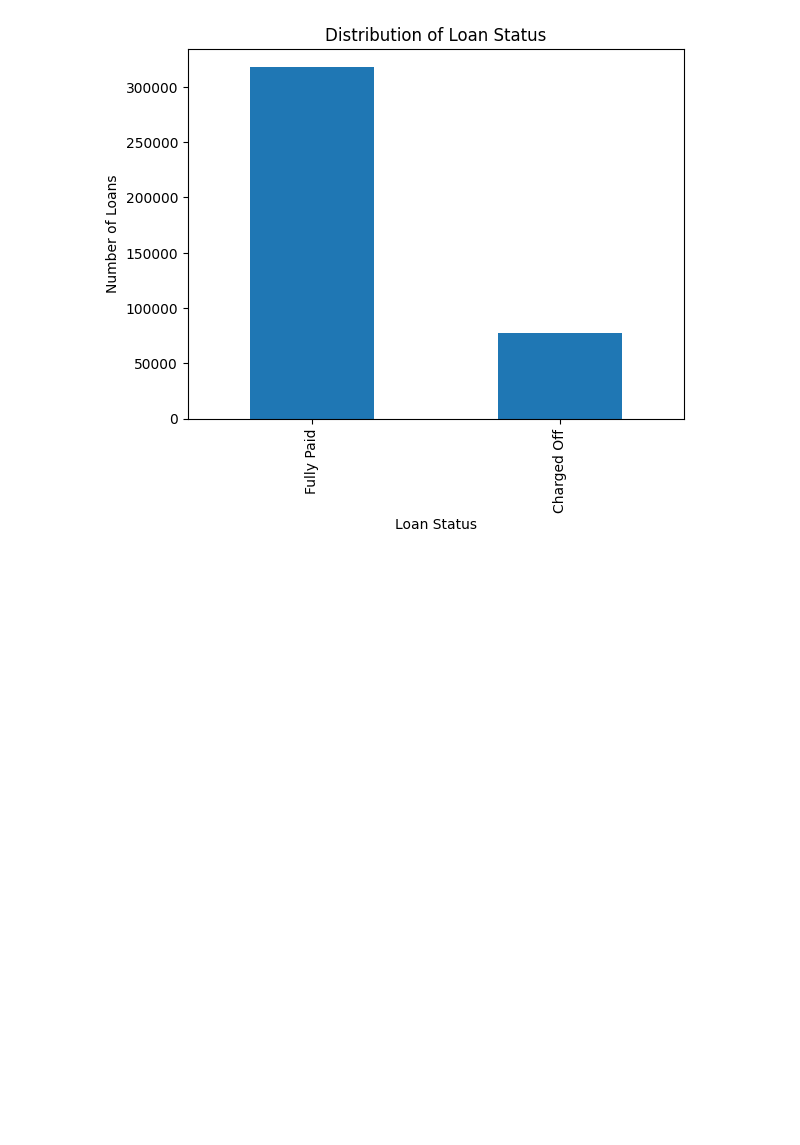
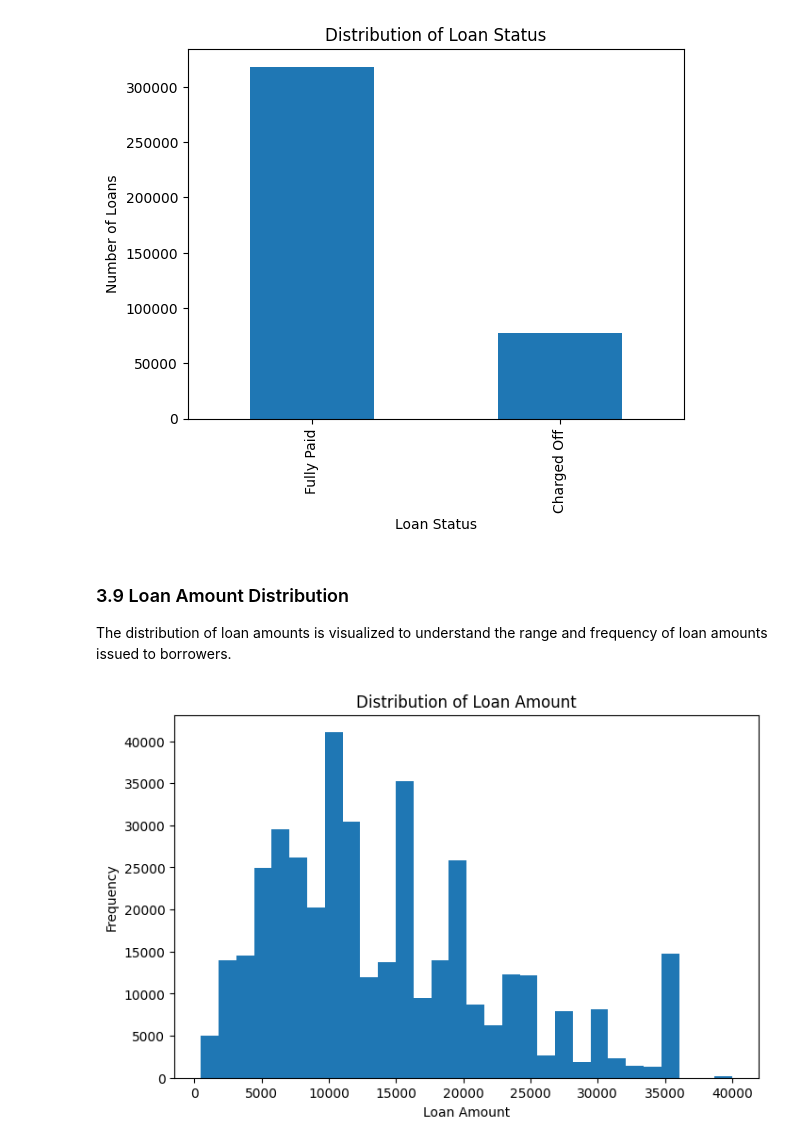
Before and after one commit to Clinton1029/Loan_Default_Project, a Jupyter notebook: Loan_Default.ipynb, the cells around one changed output. Drawn from its saved outputs; the diff is of its cells as text; code cells hidden in the pictures; blank space fills up the shorter version.

```diff
--- a/Loan_Default.ipynb
+++ b/Loan_Default.ipynb
@@ -296,3 +296,21 @@ plt.title("Distribution of Loan Status")
 plt.show()
 # %% [output]
 [figure]
+# %% [markdown]
+### 3.9 Loan Amount Distribution
+
+The distribution of loan amounts is visualized to understand the range and frequency of loan amounts issued to borrowers.
+# %%
+# Plot the distribution of loan amounts
+plt.figure(figsize=(8, 5))
+plt.hist(df["loan_amnt"].dropna(), bins=30)
+
+# Add labels and title
+plt.xlabel("Loan Amount")
+plt.ylabel("Frequency")
+plt.title("Distribution of Loan Amount")
+
+# Display the plot
+plt.show()
+# %% [output]
+[figure, added]
```
